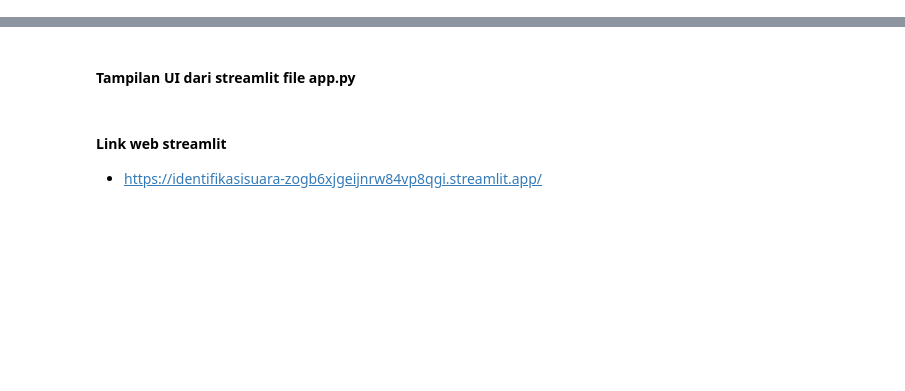
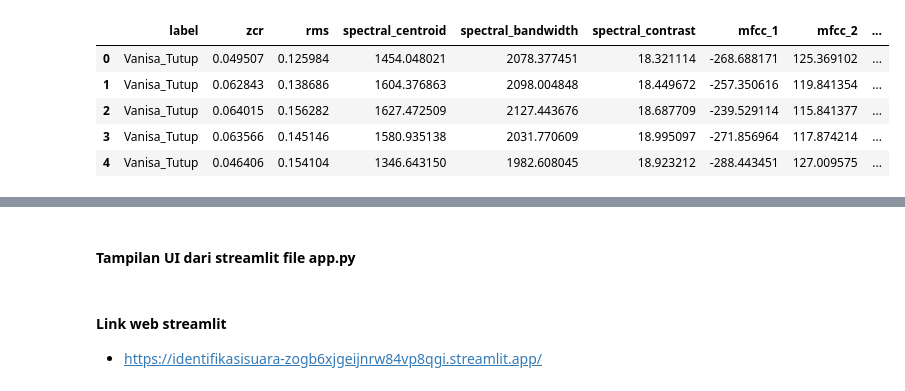
Before and after one commit to nadiatulkhoir30/PSD, a Jupyter notebook: _sources/identifikasisuara.ipynb, the cells around one changed output, grey strips where cells are left out. Cells and saved outputs as stored; diff of their text form; code cells hidden in the pictures; blank space fills up the shorter version.

```diff
--- a/_sources/identifikasisuara.ipynb
+++ b/_sources/identifikasisuara.ipynb
@@ -580,58 +527,43 @@ Fitur terpilih (Top 10): ['duration_sec', 'mfcc_10', 'mfcc_4', 'chroma_mean', 'm
 # %%
-# =========================
-# NORMALISASI & SPLIT DATASET
-# =========================
+# ==================================================
+# 🔹 IMPORT LIBRARY
+# ==================================================
+import pandas as pd
+from sklearn.model_selection import train_test_split
 
-# =========================
-# Siapkan fitur & label
-# =========================
-selected_features = ['duration_sec', 'mfcc_10', 'mfcc_4', 'chroma_mean',
-                     'mfcc_8', 'mfcc_13', 'mfcc_11', 'zero_crossing_rate',
-                     'rms', 'mfcc_9']
+# ==================================================
+# 🔹 1. LOAD DATASET FITUR AUDIO
+# ==================================================
+df_features = pd.read_csv("audio_features.csv")
+print("✅ Data fitur berhasil dimuat:")
+display(df_features.head())
 
-X = df_capped[selected_features]  # hanya fitur terpilih
-y = df_capped['label']            # kolom label
+# ==================================================
+# 🔹 2. PISAHKAN FITUR DAN LABEL
+# ==================================================
+X = df_features.drop(columns=['label'])
+y = df_features['label']
 
-# Ringkasan fitur
-print("=== Info Dataset Fitur (X) ===")
-print(tabulate(pd.DataFrame(X.describe()).reset_index(), headers='keys', tablefmt='psql'))
-
-# Ringkasan label
-label_count = y.value_counts().reset_index()
-label_count.columns = ['Label', 'Jumlah']
-print("\n=== Jumlah Data per Kelas (y) ===")
-print(tabulate(label_count, headers='keys', tablefmt='psql'))
-
-# =========================
-# Normalisasi fitur (Min-Max Scaling)
-# =========================
-scaler = MinMaxScaler()
-X_scaled = scaler.fit_transform(X)
-
-# Simpan scaler untuk digunakan saat prediksi data baru
-joblib.dump(scaler, "scaler.pkl")
-
-# Simpan ke DataFrame supaya mudah ditampilkan
-X_scaled_df = pd.DataFrame(X_scaled, columns=selected_features)
-
-print("\n=== Dataset Fitur Setelah Normalisasi (5 sample pertama) ===")
-print(tabulate(X_scaled_df.head(), headers='keys', tablefmt='psql', showindex=True))
-
-# =========================
-# Split dataset menjadi Train/Test
-# =========================
+# ==================================================
+# 🔹 3. TRAIN-TEST SPLIT
+# ==================================================
+# 80% data training, 20% data testing
+# Stratify = menjaga proporsi label agar seimbang
 X_train, X_test, y_train, y_test = train_test_split(
-    X_scaled, y, test_size=0.2, random_state=42, stratify=y
+    X, y,
+    test_size=0.2,
+    random_state=42,
+    stratify=y
 )
 
-# Ringkasan ukuran dataset
-split_summary = pd.DataFrame({
-    'Subset': ['X_train', 'X_test', 'y_train', 'y_test'],
-    'Baris': [X_train.shape[0], X_test.shape[0], y_train.shape[0], y_test.shape[0]],
-    'Kolom': [X_train.shape[1], X_test.shape[1], 1, 1]
-})
-print("\n=== Ukuran Dataset Setelah Split ===")
-print(tabulate(split_summary, headers='keys', tablefmt='psql'))
-
-print("\n=== Tahap Normalisasi & Split selesai. Data siap untuk Model Training ===")
+# ==================================================
+# 🔹 4. CEK HASIL SPLIT
+# ==================================================
+print("✅ Data berhasil di-split!")
+print(f"Jumlah data training : {len(X_train)}")
+print(f"Jumlah data testing  : {len(X_test)}")
+print("\n🔍 Contoh data training:")
+display(X_train.head())
+print("\n🔍 Contoh data testing:")
+display(X_test.head())
 # %% [output]
@@ -654,0 +571,6 @@ print("\n=== Tahap Normalisasi & Split selesai. Data siap untuk Model Training =
+|  | label | zcr | rms | spectral_centroid | spectral_bandwidth | spectral_contrast | mfcc_1 | mfcc_2 | ... |
+| 0 | Vanisa_Tutup | 0.049507 | 0.125984 | 1454.048021 | 2078.377451 | 18.321114 | -268.688171 | 125.369102 | ... |
+| 1 | Vanisa_Tutup | 0.062843 | 0.138686 | 1604.376863 | 2098.004848 | 18.449672 | -257.350616 | 119.841354 | ... |
+| 2 | Vanisa_Tutup | 0.064015 | 0.156282 | 1627.472509 | 2127.443676 | 18.687709 | -239.529114 | 115.841377 | ... |
+| 3 | Vanisa_Tutup | 0.063566 | 0.145146 | 1580.935138 | 2031.770609 | 18.995097 | -271.856964 | 117.874214 | ... |
+| 4 | Vanisa_Tutup | 0.046406 | 0.154104 | 1346.643150 | 1982.608045 | 18.923212 | -288.443451 | 127.009575 | ... |
```
Also changed, not shown: parts of 31 cells of this notebook, 22 other files.
